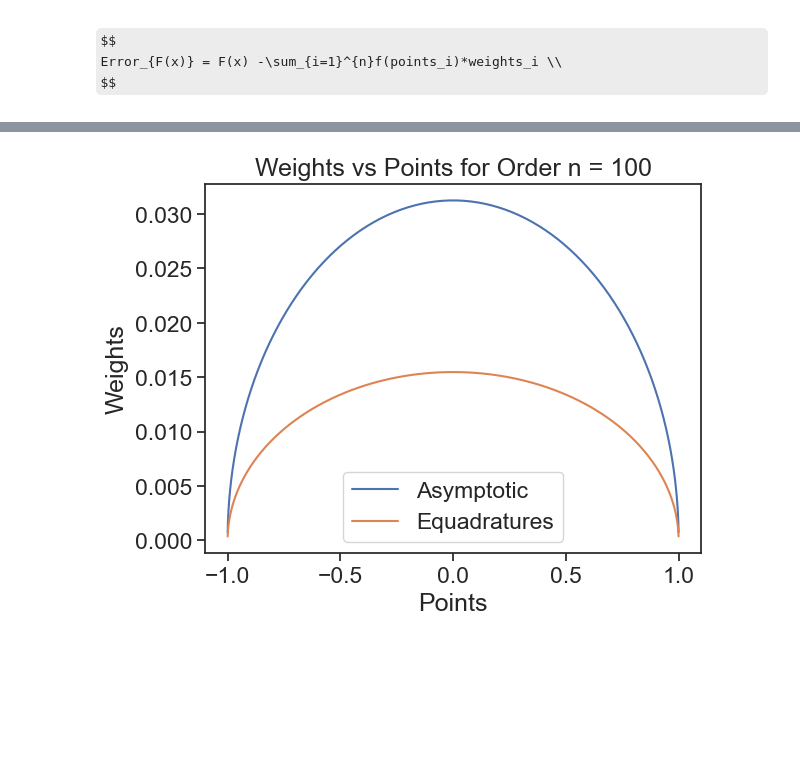
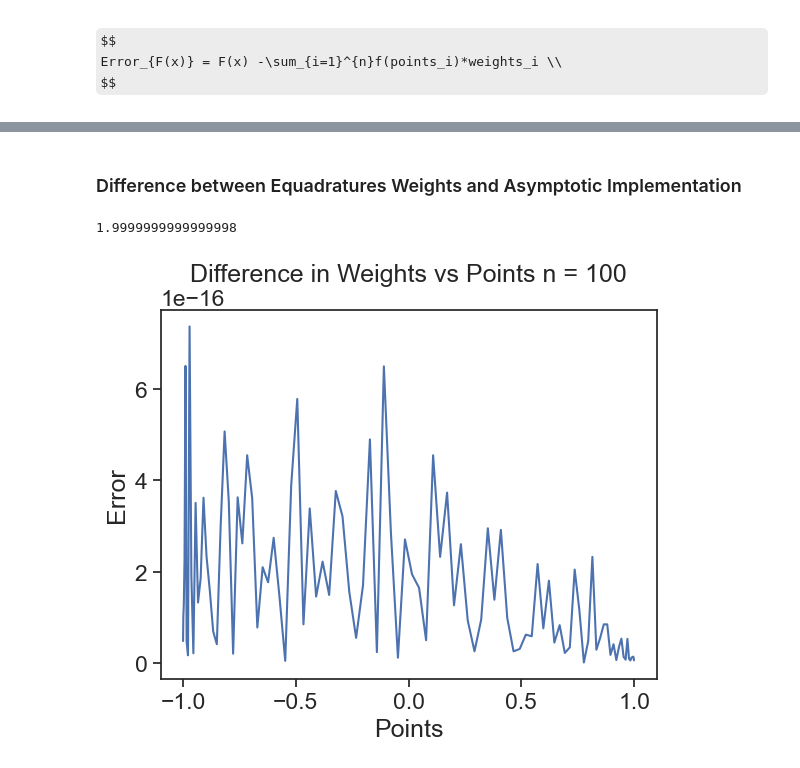
Before and after one commit to equadratures/Higher-Order-Integration, a Jupyter notebook: Asymptotic Legendre Implementation.ipynb, the cells around one changed output, grey strips where cells are left out. Drawn from its saved outputs; the diff is of its cells as text; code cells hidden in the pictures; some formulas as TeX source; blank space fills up the shorter version.

```diff
--- a/Asymptotic Legendre Implementation.ipynb
+++ b/Asymptotic Legendre Implementation.ipynb
@@ -213,28 +229,36 @@ plt.show();
+# %% [markdown]
+### Difference between Equadratures Weights and Asymptotic Implementation
+# %%
+points100Asy, weights100Asy, v100, t100 = asy(100, 2);
+points500Asy, weights500Asy, v500, t500 = asy(500,2);
+points1000Asy, weights1000Asy, v1000, t1000 = asy(1000,2);
+print(weights100Asy.sum())
+
+basis = eq.Basis('univariate');
+param1 = eq.Parameter(lower=-1, upper=1, order=99, distribution='uniform');
+param2 = eq.Parameter(lower=-1, upper=1, order=499, distribution='uniform');
+param3 = eq.Parameter(lower=-1, upper=1, order=999, distribution='uniform');
+poly1 = eq.Poly(param1, basis, method='numerical-integration')
+poly2 = eq.Poly(param2, basis, method='numerical-integration')
+poly3 = eq.Poly(param3, basis, method='numerical-integration')
+
+points100Eq, weights100Eq = poly1.get_points_and_weights();
+points500Eq, weights500Eq = poly2.get_points_and_weights();
+points1000Eq, weights1000Eq = poly3.get_points_and_weights();
+# %% [output]
+1.9999999999999998
+# %%
+diff1 = np.absolute((weights100Asy/2)-weights100Eq);
+diff2 = np.absolute((weights500Asy/2)-weights500Eq);
+diff3 = np.absolute((weights1000Asy/2)-weights1000Eq);
 # %%
-points100Asy, weights100Asy, v100, t100 = asy(100, 2);
-points500Asy, weights500Asy, v500, t500 = asy(500,2);
-points1000Asy, weights1000Asy, v1000, t1000 = asy(1000,2);
-
-basis = eq.Basis('univariate');
-param1 = eq.Parameter(lower=-1, upper=1, order=100, distribution='uniform');
-param2 = eq.Parameter(lower=-1, upper=1, order=500, distribution='uniform');
-param3 = eq.Parameter(lower=-1, upper=1, order=1000, distribution='uniform');
-poly1 = eq.Poly(param1, basis, method='numerical-integration')
-poly2 = eq.Poly(param2, basis, method='numerical-integration')
-poly3 = eq.Poly(param3, basis, method='numerical-integration')
-
-points100Eq, weights100Eq = poly1.get_points_and_weights();
-points500Eq, weights500Eq = poly2.get_points_and_weights();
-points1000Eq, weights1000Eq = poly3.get_points_and_weights();
-
-
-plt.plot(points100Asy, weights100Asy, label='Asymptotic')
-plt.plot(points100Eq, weights100Eq, label='Equadratures')
+plt.plot(points100Asy, diff1)
+# plt.plot(points100Eq, weights100Eq, label='Equadratures')
 plt.xlabel('Points');
-plt.ylabel('Weights');
-plt.title('Weights vs Points for Order n = 100')
-plt.legend()
+plt.ylabel('Error');
+plt.title('Difference in Weights vs Points n = 100')
+# plt.legend()
 plt.show()
 # %% [output]
-[figure, old version]
+[figure, new version]
 # %%
```
Also changed, not shown: parts of 20 cells of this notebook, 1 other file.
